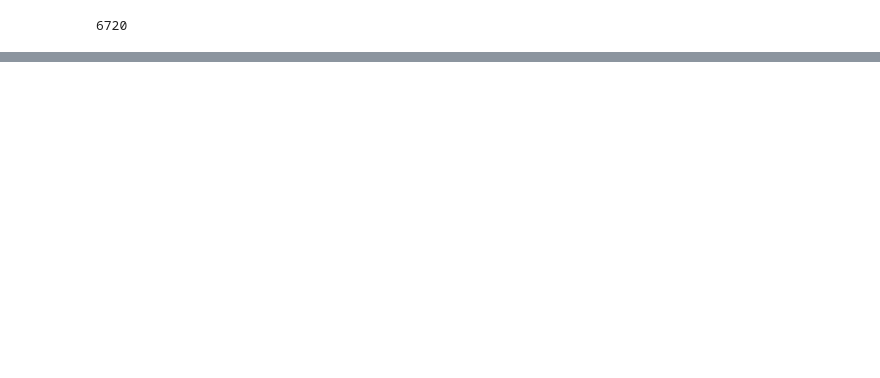
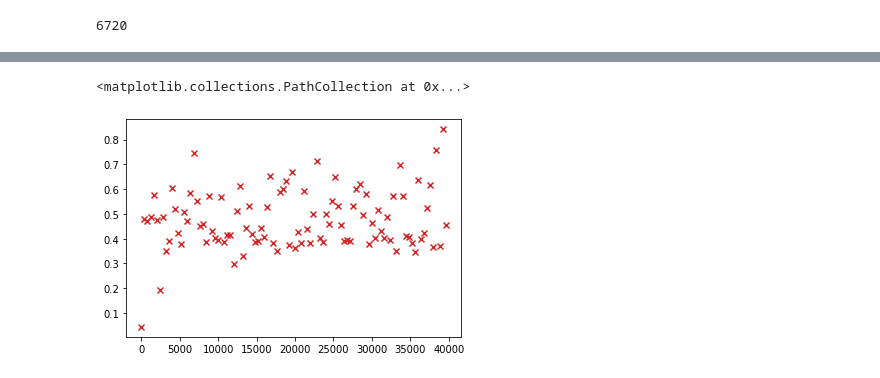
Before and after one commit to hongh-zhang/The-Evolution-of-Defection, a Jupyter notebook: Stage 2.ipynb, the cells around one changed output, grey strips where cells are left out. Drawn from its saved outputs; the diff is of its cells as text; code cells hidden in the pictures; blank space fills up the shorter version.

```diff
--- a/Stage 2.ipynb
+++ b/Stage 2.ipynb
@@ -268,0 +279,3 @@ p1.plot()
+# %%
+p1.set_greedy(0)
+p1.network.verbosity = False
@@ -268,0 +308,38 @@ p1.plot()
+# %%
+with open("data/s2/p1_98.pkl", "rb") as file:
+    p1 = dill.load(file)
+
+with open("data/s2/tn_results.pkl", "rb") as file:
+    ls = dill.load(file)
+# %%
+# time to take a nap
+loss_ls = []
+epoch_ls = []
+for i in range(100, 200):
+
+    start = time()
+    p1.train(200, param)
+
+    train_against(p1, players)
+
+    print(f'loss: {p1.network.loss},            time: +{time()-start:.2f} sec')
+
+    # test DQN in tournament
+    if i % 2 == 0:
+        loss_ls.append(np.sum(p1.network.loss))
+        with p1:
+            p1.network.verbosity = False
+            tournament = Tournament([p1, *players], game=GAME, turns=GAME_LEN)
+            results = tournament.play()
+            summary = pd.DataFrame(map(list, results.summarise()), columns=headers).set_index('Name')
+            ls.append(summary)
+            epoch_ls.append(p1.network.epoch)
+
+        print(summary.loc['DQN', ['Rank', 'Median_score']])
+
+        # backing up
+        with open('data/s2/tn_results2.pkl', "wb") as file:
+            dill.dump(ls, file)
+
+        with open(f'data/s2/p1_{i}.pkl', "wb") as file:
+            dill.dump(p1, file)
@@ -268,0 +420,7 @@ p1.plot()
+# %%
+cr = pd.DataFrame([l.loc['DQN','Cooperation_rating'] for l in ls]).to_numpy().T[0]
+# %%
+plt.scatter(range(0,40000,400), cr, c='tab:red', marker='x', label='DQN')
+# %% [output]
+<matplotlib.collections.PathCollection at 0x...>
+[figure, added]
```
Also changed, not shown: parts of 27 cells of this notebook, 9 other files.
